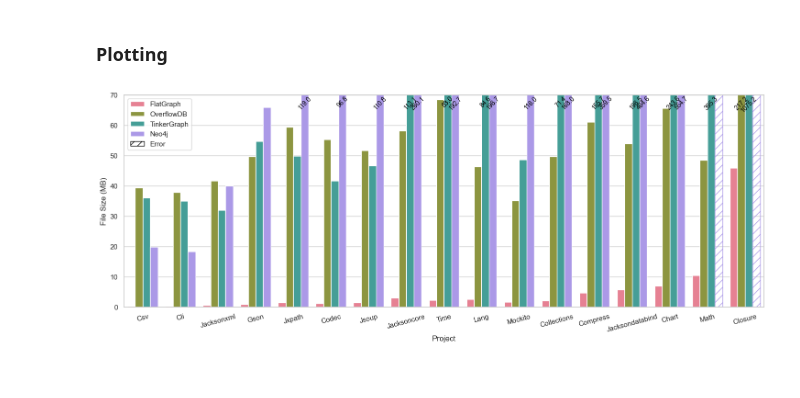
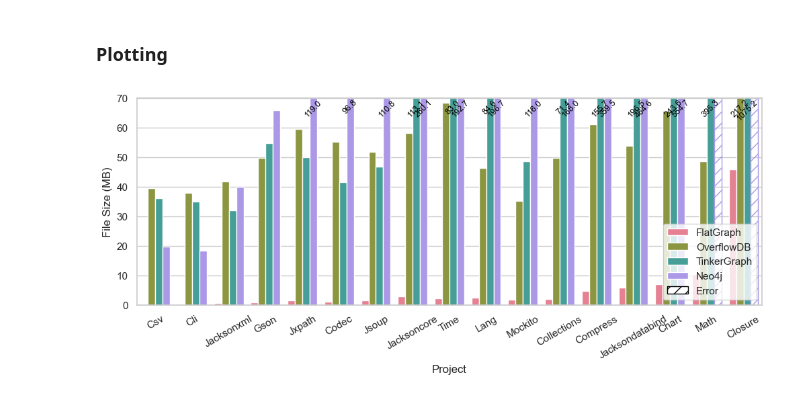
Before and after one commit to plume-oss/benchmarking, a Jupyter notebook: storage_plots.ipynb, the cells around one changed output. Cells and saved outputs as stored; diff of their text form; code cells hidden in the pictures.

```diff
--- a/storage_plots.ipynb
+++ b/storage_plots.ipynb
@@ -119,10 +119,11 @@ df = final_df
 
 
 # Plotting with Seaborn and Matplotlib
-fig, ax1 = plt.subplots(figsize=(18, 6))
+fig, ax1 = plt.subplots(figsize=(12, 4))
 
 # Create the bar plot for createAst
 palette = sns.color_palette("husl", len(df['Database'].unique()))
+sns.set(style="whitegrid")
 sns.barplot(x="Project", y="Size", hue="Database", #yerr=df["Error"],
             data=df, ax=ax1, palette=palette, order=projects,
             hue_order=databases)
@@ -138,34 +139,34 @@ for i, patch in enumerate(ax1.patches):
     # Log errors as hatch
     h = int(patch.get_height())
     if h == EXCEPTION:
         original_color = patch.get_facecolor()
         patch.set_hatch('//')
         patch.set_facecolor('none')
         patch.set_edgecolor(original_color)
     elif patch.get_height() >= y_limit:
         # Print labels for those that exceed ylim
         yval = patch.get_height()
         ax1.text(
             patch.get_x() + patch.get_width() / 2,  # X position of the text
             min(yval, ax1.get_ylim()[1]) - 0.1,  # Y position of the text
             f'{yval:.1f}',  # Text label (value of the bar)
             ha='center',  # Horizontal alignment of the text
             va='top',  # Vertical alignment
             color='black',  # Color of the text
-            fontsize=10,  # Font size
+            fontsize=9,  # Font size
             rotation=45
         )
 
-plt.xticks(rotation=15)
+plt.xticks(rotation=30)
 
 handles, labels = plt.gca().get_legend_handles_labels()
 
 # Add the custom entry
 handles.append(Patch(facecolor='white', edgecolor='black', hatch='//', label='Error'))
-plt.legend(handles=handles, loc='best')
+plt.legend(handles=handles, loc='lower right')
 
 # Show the plot
 plt.savefig("rq4-storage.pdf", format='pdf', bbox_inches='tight')
 plt.show()
 # %% [output]
-[figure, old version]
+[figure, new version]
```
Also changed, not shown: parts of 1 cell of this notebook, 1 other file.
